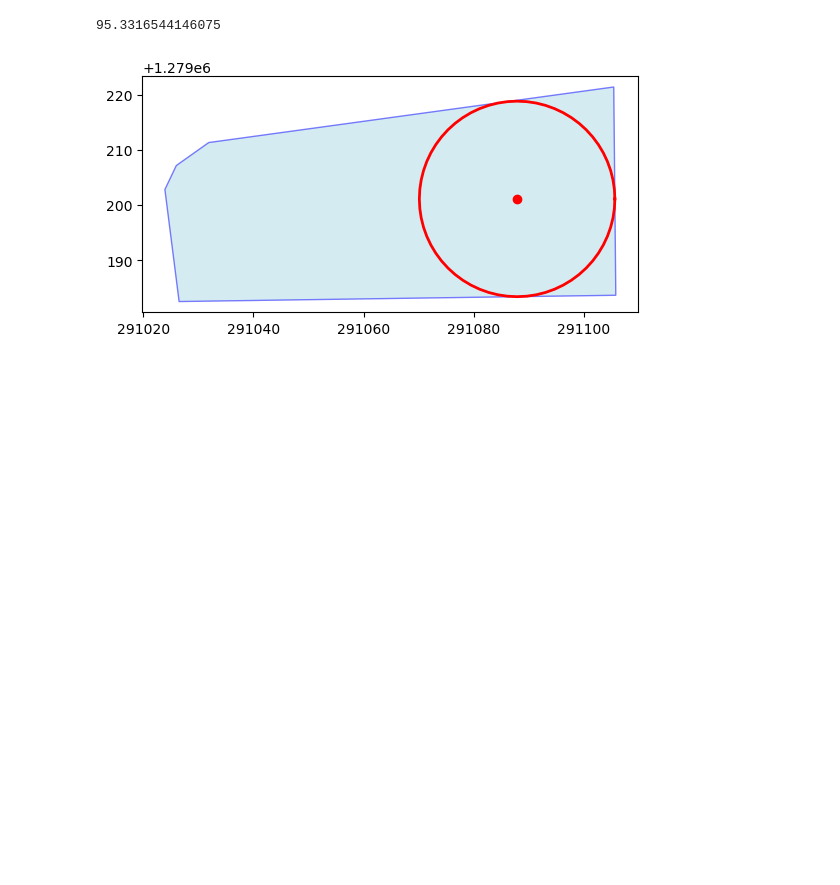
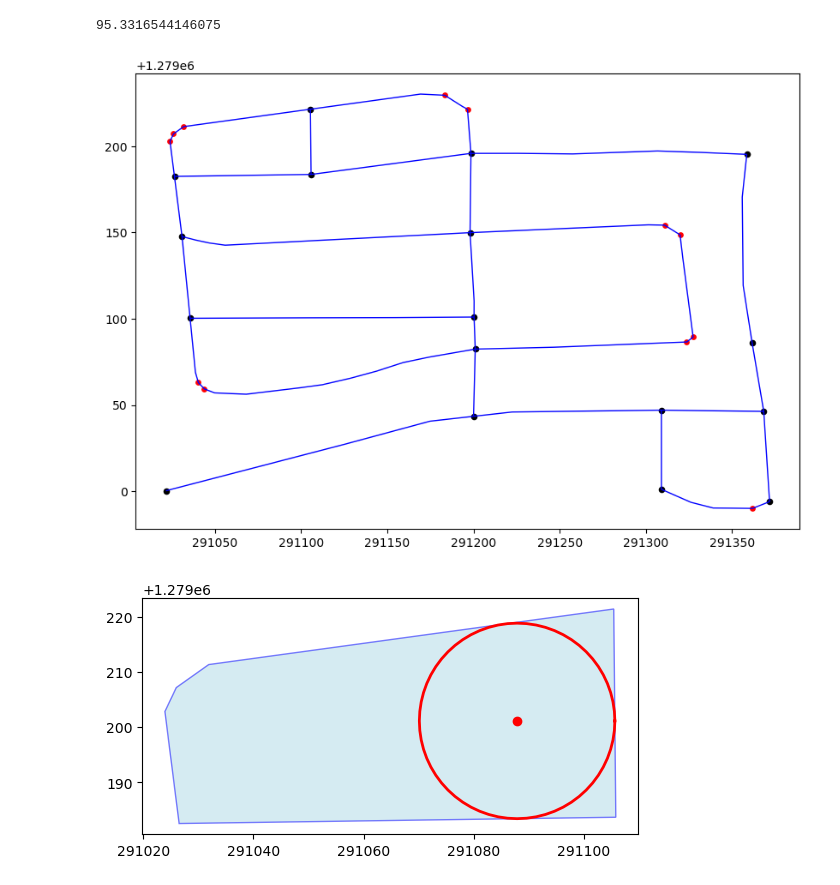
Before and after one commit to sarangof/identifyingLandSubdivisions, a Jupyter notebook: calculate-metrics.ipynb, the cells around one changed output. Cells and saved outputs as stored; diff of their text form; code cells hidden in the pictures; blank space fills up the shorter version.

```diff
--- a/calculate-metrics.ipynb
+++ b/calculate-metrics.ipynb
@@ -68,7 +70,7 @@ rectangle_projected = transform(project, rectangle.geometry[0])
 
 OSM_buildings = gpd.read_file(f"./output_data/OSM_buildings_{tile_id}.gpkg")
 OSM_roads = gpd.read_file(f"./output_data/OSM_roads_{tile_id}.gpkg")
-OSM_intersections = gpd.read_file(f"./output_data/OSM_intersections_{tile_id}.gpkg")
+OSM_intersections = gpd.read_file(f"./output_data/OSM_intersections_{tile_id}.gpkg").to_crs(utm_proj_rectangle)
 
 Overture_data = gpd.read_file(f"./output_data/Overture_building_{tile_id}.geojson").to_crs(utm_proj_rectangle)#.clip(rectangle['geometry'])
 Overture_data['confidence'] = Overture_data.sources.apply(lambda x: json.loads(x)[0]['confidence'])
@@ -431,3 +521,18 @@ optimal_point, max_radius = get_largest_inscribed_circle(blocks.iloc[0])
+# %%
+# SOME DRAWINGS
+
+inflection_points_gdf = get_inflection_points(roads, threshold=20)
+inflection_points_gdf = inflection_points_gdf.set_crs(utm_proj_rectangle)
+
+# Plotting
+ax = roads.plot(figsize=(10, 10), color='blue', linewidth=1)
+OSM_intersections.to_crs(utm_proj_rectangle).plot(ax=ax, color='black', markersize=20)
+inflection_points_gdf.plot(ax=ax, color='red', markersize=15)
+
+# Optional: Show plot
+plt.show()
+# %% [output]
+[figure, added]
 # %%
 def draw_optimal_circle(block,optimal_point,max_radius):
     circle = optimal_point.buffer(max_radius)
```
Also changed, not shown: parts of 29 cells of this notebook.
